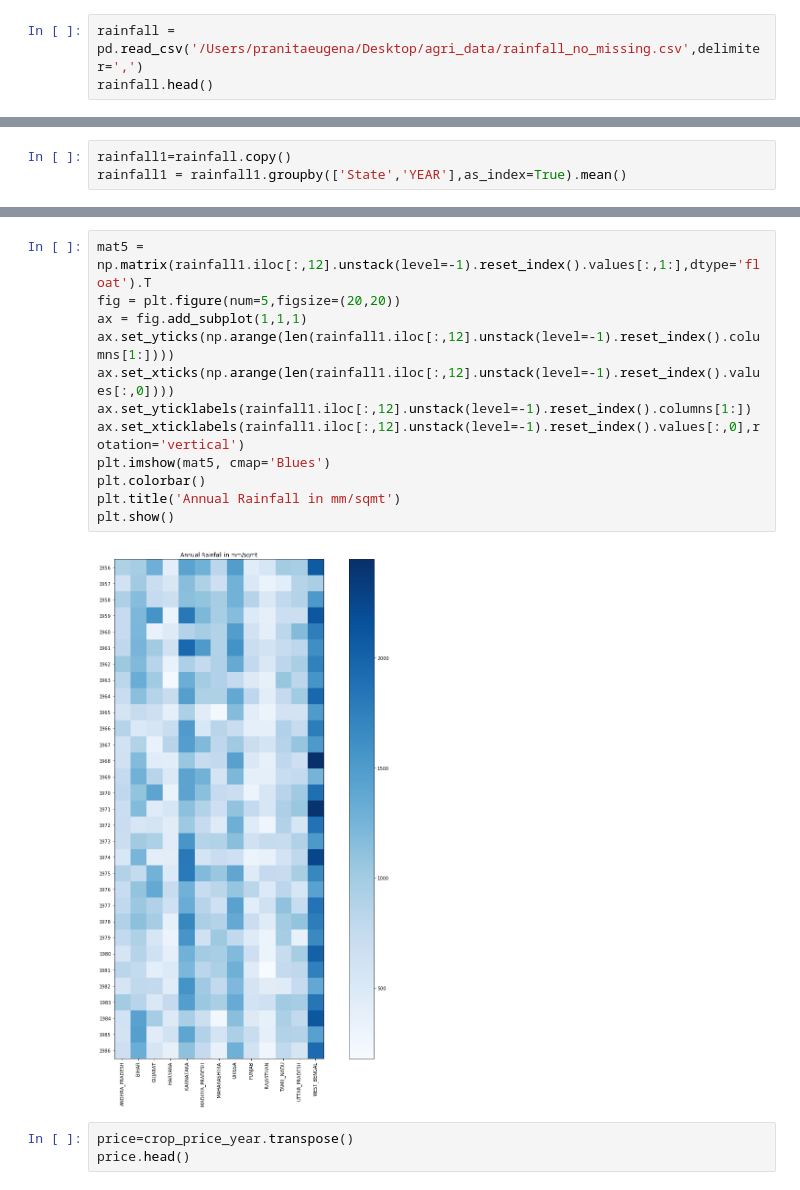
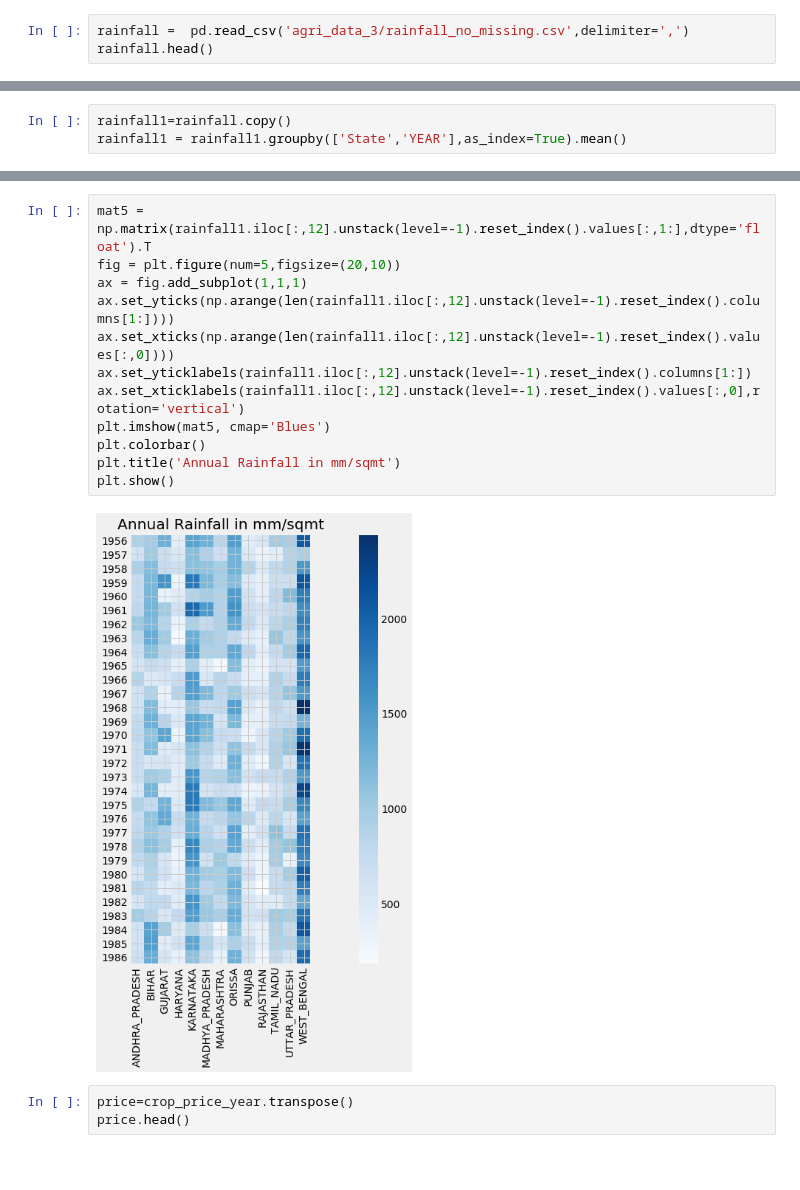
Before and after one commit to omkarsgit/Agriculture-project, a Jupyter notebook: Indian_Agriculture_Analysis_2.ipynb, the cells around one changed output, grey strips where cells are left out. Saved outputs shown, nothing was run; the diff lists cells and outputs as text; blank space fills up the shorter version.

```diff
--- a/Indian_Agriculture_Analysis_2.ipynb
+++ b/Indian_Agriculture_Analysis_2.ipynb
@@ -229,7 +229,7 @@ plt.show()
 # %% [markdown]
 **Annual Rainfall**
 # %%
-rainfall =  pd.read_csv('/Users/pranitaeugena/Desktop/agri_data/rainfall_no_missing.csv',delimiter=',')
+rainfall =  pd.read_csv('agri_data_3/rainfall_no_missing.csv',delimiter=',')
 rainfall.head()
 # %% [output]
 |  | State | YEAR | RNJAN | RNFEB | RNMAR | RNAPR | RNMAY | RNJUN | RNJUL | RNAUG | RNSEP | ... |
@@ -253,18 +253,18 @@ rainfall1.head()
 |  | 1960 | 0.766667 | 7.517040 | 17.733333 | 4.433333 | 30.366667 | 104.200000 | 142.966667 | 57.300000 | 242.600000 | 24.233333 | ... |
 # %%
 mat5 = np.matrix(rainfall1.iloc[:,12].unstack(level=-1).reset_index().values[:,1:],dtype='float').T
-fig = plt.figure(num=5,figsize=(20,20))
+fig = plt.figure(num=5,figsize=(20,10))
 ax = fig.add_subplot(1,1,1)
 ax.set_yticks(np.arange(len(rainfall1.iloc[:,12].unstack(level=-1).reset_index().columns[1:])))
 ax.set_xticks(np.arange(len(rainfall1.iloc[:,12].unstack(level=-1).reset_index().values[:,0])))
 ax.set_yticklabels(rainfall1.iloc[:,12].unstack(level=-1).reset_index().columns[1:])
 ax.set_xticklabels(rainfall1.iloc[:,12].unstack(level=-1).reset_index().values[:,0],rotation='vertical')
 plt.imshow(mat5, cmap='Blues')
 plt.colorbar()
 plt.title('Annual Rainfall in mm/sqmt')
 plt.show()
 # %% [output]
-[figure, old version]
+[figure, new version]
 # %%
 price=crop_price_year.transpose()
 price.head()
```
Also changed, not shown: parts of 75 cells of this notebook, 43 other files.
